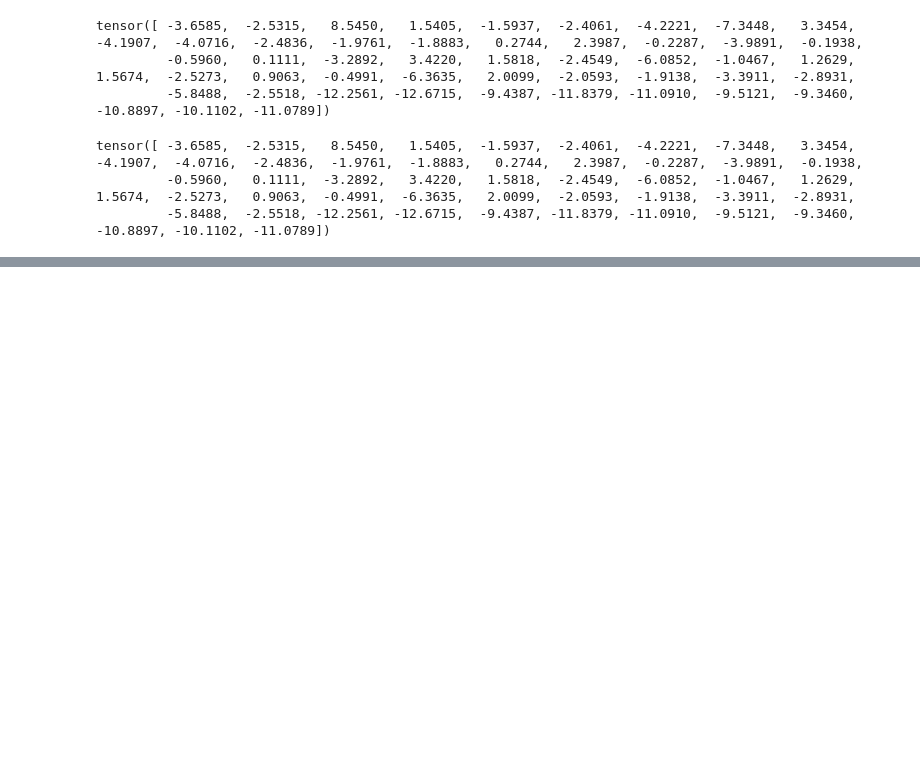
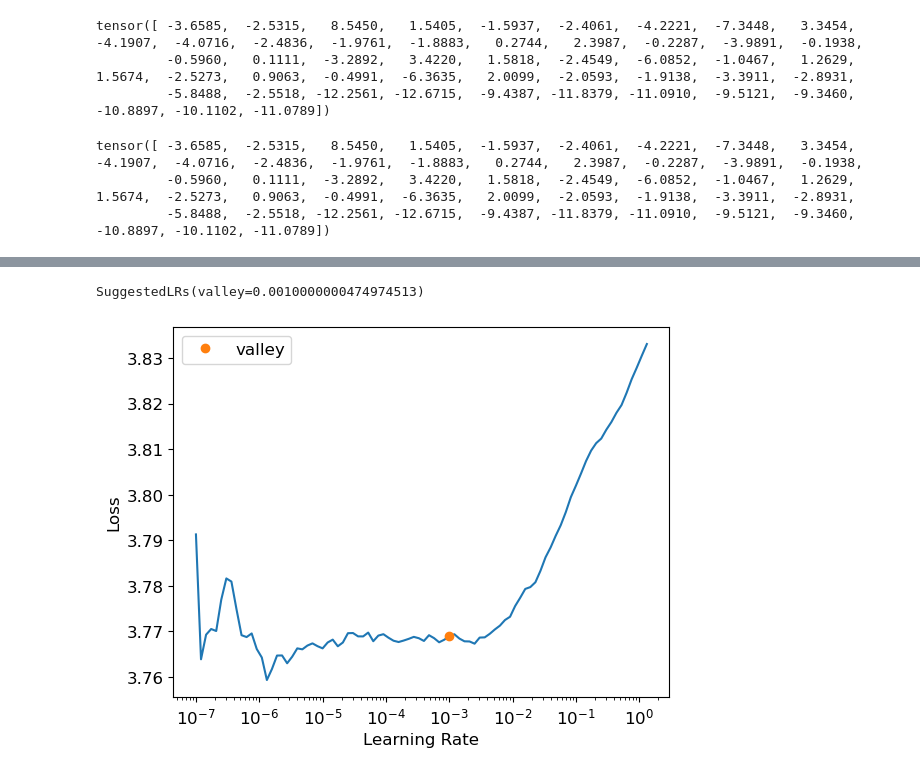
Before and after one commit to iluadd/Fastai, a Jupyter notebook: Lesson8chapter13/50classesTry.ipynb, the cells around one changed output, grey strips where cells are left out. Saved outputs shown, nothing was run; the diff lists cells and outputs as text; code cells hidden in the pictures; blank space fills up the shorter version.

```diff
--- a/Lesson8chapter13/50classesTry.ipynb
+++ b/Lesson8chapter13/50classesTry.ipynb
@@ -525,0 +522,41 @@ learn.show_results(ds_idx=1, nrows=3, figsize=(6,8))
+# %%
+dls = ImageDataLoaders.from_folder(
+    trn_path,
+    valid_pct=0.2,
+    item_tfms=RandomResizedCrop(224, min_scale=0.5),
+    batch_tfms=[*aug_transforms(), Normalize()],
+    bs=256
+)
+# %%
+from fastai.callback.hook import *
+
+def conv2(ni, nf, ks=3, act=True, stride=2):
+    layers = [nn.Conv2d(ni, nf, stride=stride, kernel_size=ks, padding=ks//2)]
+    if act: res = layers.append(nn.ReLU())
+    layers.append(nn.BatchNorm2d(nf))
+    return nn.Sequential(*layers)
+
+# input 224x224
+def simple_cnn_v05():
+    return sequential(
+        conv2(3 ,64, ks=5),        #112x112
+        conv2(64 ,128),             #56x56
+        conv2(128,128),              #28x28
+        conv2(128,64, stride=1),              #28x28
+        conv2(64,32),              #14x14
+        conv2(32,32),              #7x7
+        Flatten(),
+        nn.Linear(32 * 7 * 7, 64),  #64
+        nn.ReLU(),
+        nn.Dropout(0.25),
+        nn.Linear(64, 50),             #50
+        # nn.Softmax(dim=1)
+    )
+# %%
+def fit(epochs=1, lr=0.03):
+    learn = Learner(dls, simple_cnn_v05(), loss_func=CrossEntropyLossFlat(),
+                    metrics=accuracy, cbs=ActivationStats(with_hist=True)).to_fp16()
+    learn.fit_one_cycle(epochs, lr)
+    return learn
+# %%
+learn = fit(6, lr=0.001)
@@ -525,0 +571,3 @@ learn.show_results(ds_idx=1, nrows=3, figsize=(6,8))
+# %%
+learn.lr_find()
+# %% [output]
@@ -525,0 +575,2 @@ learn.show_results(ds_idx=1, nrows=3, figsize=(6,8))
+SuggestedLRs(valley=0.0010000000474974513)
+[figure, added]
```
Also changed, not shown: parts of 21 cells of this notebook.
